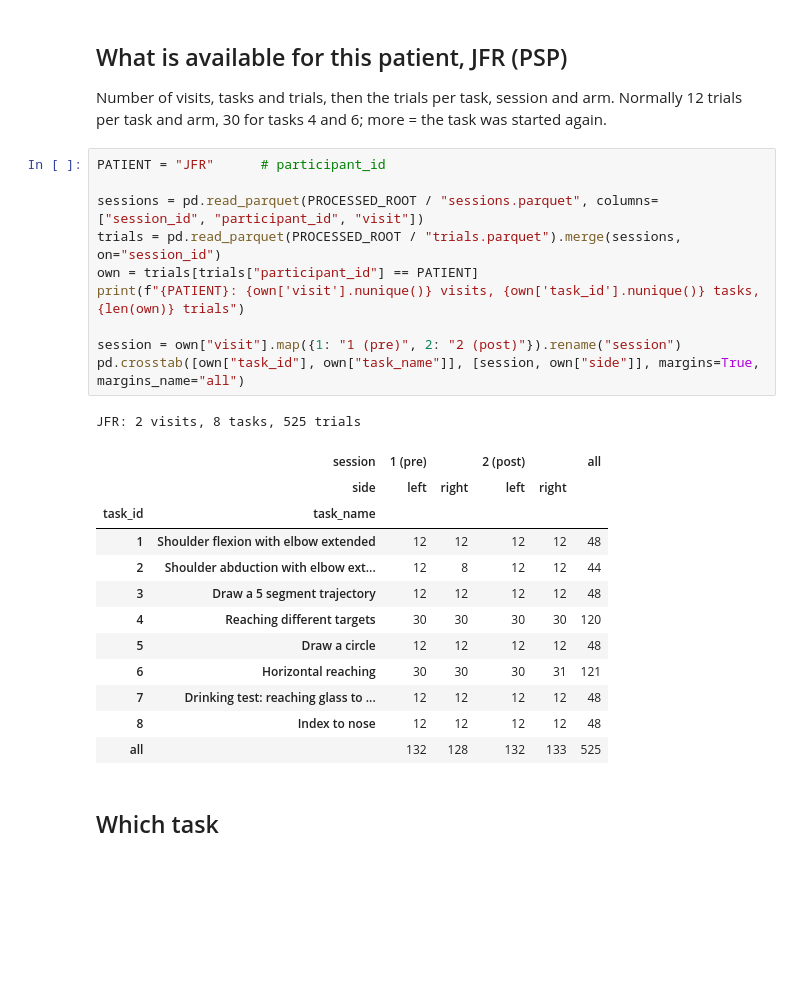
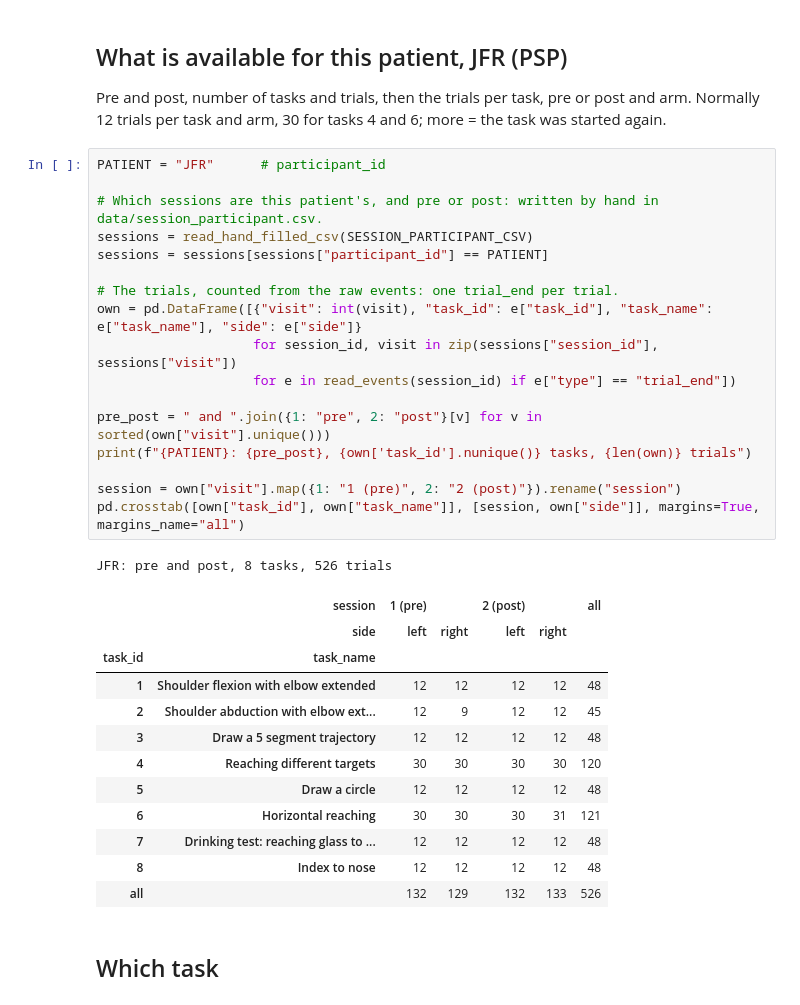
Before and after one commit to Tournedos/kinematic_room, a Jupyter notebook: exploration/JFR.ipynb, the cells around one changed output. Cells and saved outputs as stored; diff of their text form; blank space fills up the shorter version.

```diff
--- a/exploration/JFR.ipynb
+++ b/exploration/JFR.ipynb
@@ -44,30 +46,37 @@ For one whole task with one arm (all its trials, and what happens between them):
 # %% [markdown]
 ## What is available for this patient, JFR (PSP)
-Number of visits, tasks and trials, then the trials per task, session and arm. Normally 12 trials per task and arm, 30 for tasks 4 and 6; more = the task was started again.
+Pre and post, number of tasks and trials, then the trials per task, pre or post and arm. Normally 12 trials per task and arm, 30 for tasks 4 and 6; more = the task was started again.
 # %%
 PATIENT = "JFR"      # participant_id
 
-sessions = pd.read_parquet(PROCESSED_ROOT / "sessions.parquet", columns=["session_id", "participant_id", "visit"])
-trials = pd.read_parquet(PROCESSED_ROOT / "trials.parquet").merge(sessions, on="session_id")
-own = trials[trials["participant_id"] == PATIENT]
-print(f"{PATIENT}: {own['visit'].nunique()} visits, {own['task_id'].nunique()} tasks, {len(own)} trials")
+# Which sessions are this patient's, and pre or post: written by hand in data/session_participant.csv.
+sessions = read_hand_filled_csv(SESSION_PARTICIPANT_CSV)
+sessions = sessions[sessions["participant_id"] == PATIENT]
+
+# The trials, counted from the raw events: one trial_end per trial.
+own = pd.DataFrame([{"visit": int(visit), "task_id": e["task_id"], "task_name": e["task_name"], "side": e["side"]}
+                    for session_id, visit in zip(sessions["session_id"], sessions["visit"])
+                    for e in read_events(session_id) if e["type"] == "trial_end"])
+
+pre_post = " and ".join({1: "pre", 2: "post"}[v] for v in sorted(own["visit"].unique()))
+print(f"{PATIENT}: {pre_post}, {own['task_id'].nunique()} tasks, {len(own)} trials")
 
 session = own["visit"].map({1: "1 (pre)", 2: "2 (post)"}).rename("session")
 pd.crosstab([own["task_id"], own["task_name"]], [session, own["side"]], margins=True, margins_name="all")
 # %% [output]
-JFR: 2 visits, 8 tasks, 525 trials
+JFR: pre and post, 8 tasks, 526 trials
 |  | session | 1 (pre) |  | 2 (post) |  | all |
 |  | side | left | right | left | right |  |
 | task_id | task_name |  |  |  |  |  |
 | 1 | Shoulder flexion with elbow extended | 12 | 12 | 12 | 12 | 48 |
-| 2 | Shoulder abduction with elbow ext... | 12 | 8 | 12 | 12 | 44 |
+| 2 | Shoulder abduction with elbow ext... | 12 | 9 | 12 | 12 | 45 |
 | 3 | Draw a 5 segment trajectory | 12 | 12 | 12 | 12 | 48 |
 | 4 | Reaching different targets | 30 | 30 | 30 | 30 | 120 |
 | 5 | Draw a circle | 12 | 12 | 12 | 12 | 48 |
 | 6 | Horizontal reaching | 30 | 30 | 30 | 31 | 121 |
 | 7 | Drinking test: reaching glass to ... | 12 | 12 | 12 | 12 | 48 |
 | 8 | Index to nose | 12 | 12 | 12 | 12 | 48 |
-| all |  | 132 | 128 | 132 | 133 | 525 |
+| all |  | 132 | 129 | 132 | 133 | 526 |
 # %% [markdown]
 ## Which task
 # %%
```
Also changed, not shown: parts of 8 cells of this notebook, 3 other files.
